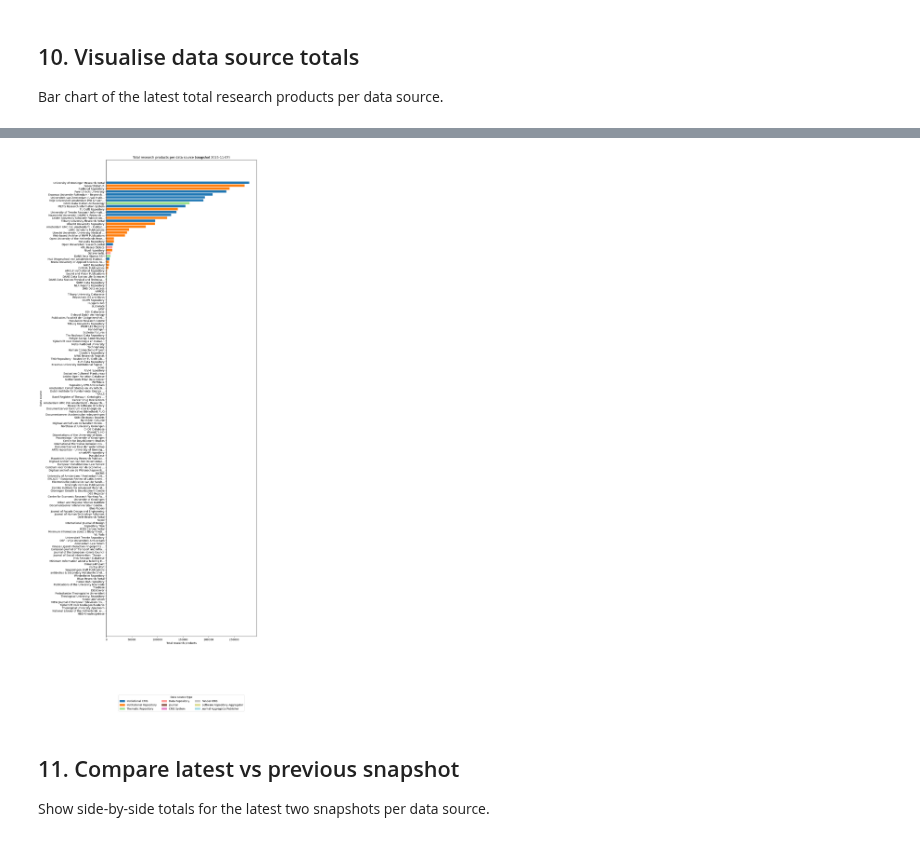
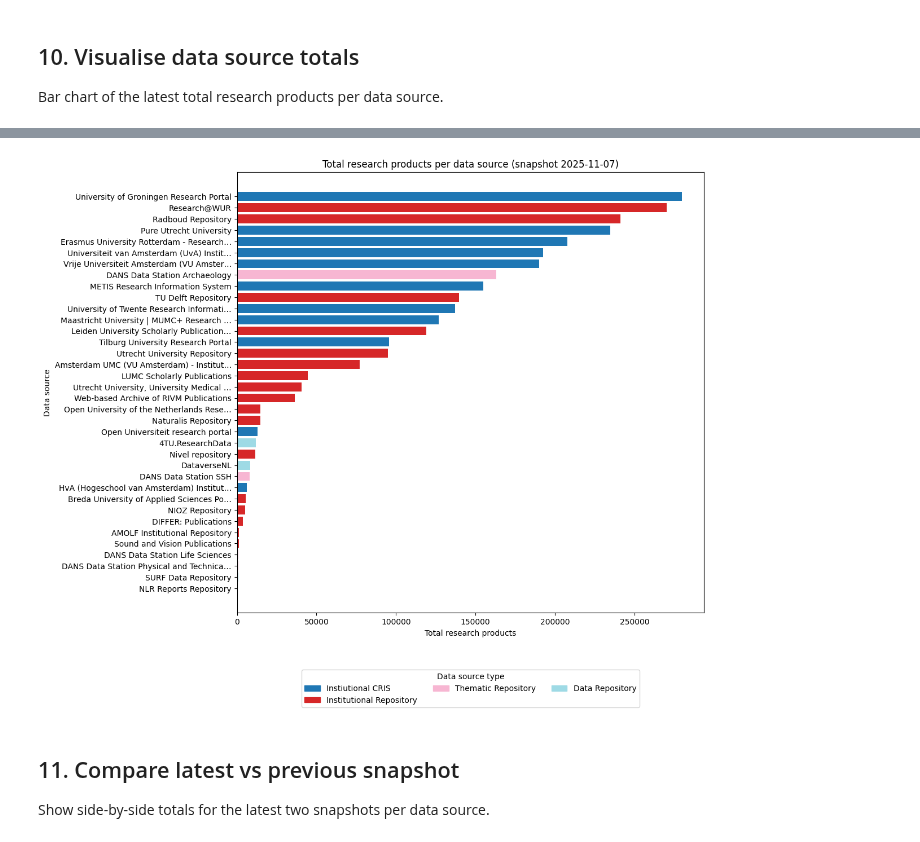
Before and after one commit to surf-ori/dutch-sources, a Jupyter notebook: overview-stats.ipynb, the cells around one changed output, grey strips where cells are left out. Cells and saved outputs as stored; diff of their text form; code cells hidden in the pictures.

Commit message:
updated the visials to remove the datasources with 0 results

```diff
--- a/overview-stats.ipynb
+++ b/overview-stats.ipynb
@@ -909,41 +909,52 @@ else:
                 latest_df["Type"] = latest_df["Type"].fillna(latest_df["Type_ds"])
                 latest_df = latest_df.drop(columns=["Type_ds"])
 
-        latest_df = latest_df.sort_values("Total Research Products", ascending=False)
-        max_label_length = 40
-        display_names = (
-            latest_df["Name"].fillna("Unknown")
-            .astype(str)
-            .apply(lambda text: text if len(text) <= max_label_length else text[: max_label_length - 1] + "…")
-        )
+        zero_mask = latest_df["Total Research Products"].fillna(0) <= 0
+        zero_total_df = latest_df[zero_mask].copy()
+        if not zero_total_df.empty:
+            print("Datasources with zero total research products (excluded from chart):")
+            for _, row in zero_total_df.iterrows():
+                print(f" - {row.get('Name', 'Unknown')} ({row.get('OpenAIRE_DataSource_ID')})")
 
-        type_series = latest_df["Type"].fillna("Unknown")
-        unique_types = type_series.unique()
-        cmap = plt.cm.get_cmap("tab20", max(len(unique_types), 1))
-        color_map = {t: cmap(i) for i, t in enumerate(unique_types)}
-        colors = type_series.map(color_map)
+        latest_df = latest_df.loc[~zero_mask].copy()
+        if latest_df.empty:
+            print("All datasources reported zero totals; skipping chart.")
+        else:
+            latest_df = latest_df.sort_values("Total Research Products", ascending=False)
+            max_label_length = 40
+            display_names = (
+                latest_df["Name"].fillna("Unknown")
+                .astype(str)
+                .apply(lambda text: text if len(text) <= max_label_length else text[: max_label_length - 1] + "…")
+            )
 
-        fig, ax = plt.subplots(figsize=(12, 30))
-        ax.barh(display_names, latest_df["Total Research Products"], color=colors)
-        ax.set_title(
-            f"Total research products per data source (snapshot {latest_date.date()})"
-        )
-        ax.set_xlabel("Total research products")
-        ax.set_ylabel("Data source")
-        ax.invert_yaxis()
+            type_series = latest_df["Type"].fillna("Unknown")
+            unique_types = type_series.unique()
+            cmap = plt.cm.get_cmap("tab20", max(len(unique_types), 1))
+            color_map = {t: cmap(i) for i, t in enumerate(unique_types)}
+            colors = type_series.map(color_map)
 
-        handles = [plt.Rectangle((0, 0), 1, 1, color=color_map[t]) for t in unique_types]
-        ax.legend(
-            handles,
-            unique_types,
-            title="Data source type",
-            loc="upper center",
-            bbox_to_anchor=(0.5, -0.12),
-            ncol=3,
-        )
-        fig.tight_layout()
-        chart_path = IMG_DIR / "datasource_totals_latest.png"
-        fig.savefig(chart_path, dpi=200, bbox_inches="tight")
-        print(f"Saved latest data source totals chart to {chart_path}")
-        plt.show()
+            fig, ax = plt.subplots(figsize=(12, 10))
+            ax.barh(display_names, latest_df["Total Research Products"], color=colors)
+            ax.set_title(
+                f"Total research products per data source (snapshot {latest_date.date()})"
+            )
+            ax.set_xlabel("Total research products")
+            ax.set_ylabel("Data source")
+            ax.invert_yaxis()
+
+            handles = [plt.Rectangle((0, 0), 1, 1, color=color_map[t]) for t in unique_types]
+            ax.legend(
+                handles,
+                unique_types,
+                title="Data source type",
+                loc="upper center",
+                bbox_to_anchor=(0.5, -0.12),
+                ncol=3,
+            )
+            fig.tight_layout()
+            chart_path = IMG_DIR / "datasource_totals_latest.png"
+            fig.savefig(chart_path, dpi=200, bbox_inches="tight")
+            print(f"Saved latest data source totals chart to {chart_path}")
+            plt.show()
 # %% [output]
@@ -950,4 +979,4 @@ else:
-[figure, old version]
+[figure, new version]
 # %% [markdown]
 ## 11. Compare latest vs previous snapshot
 Show side-by-side totals for the latest two snapshots per data source.
```
Also changed, not shown: parts of 2 cells of this notebook.
